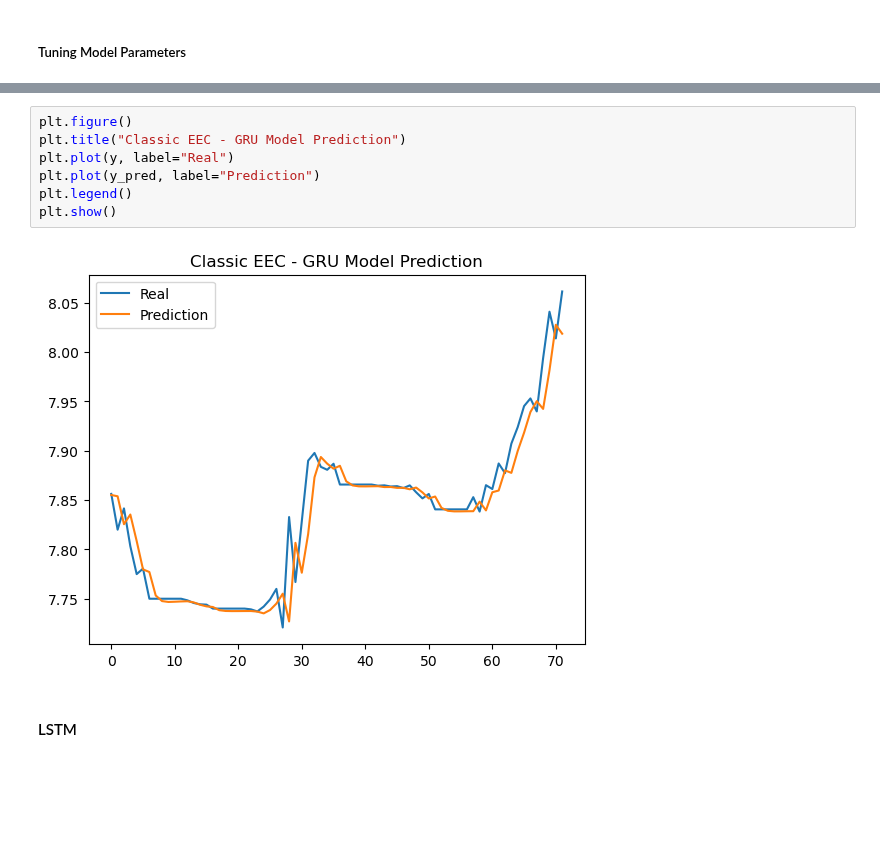
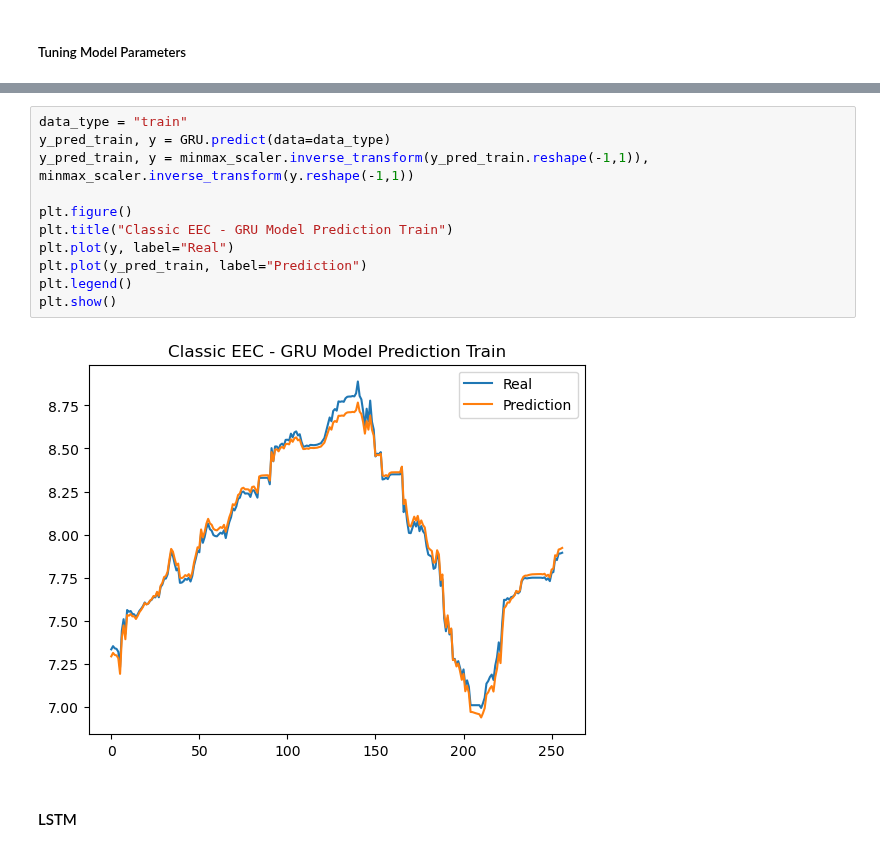
Before and after one commit to R4nd0mnam3/Time_series_Prediction, a Jupyter notebook: main.ipynb, the cells around one changed output, grey strips where cells are left out. Cells and saved outputs as stored; diff of their text form; blank space fills up the shorter version.

```diff
--- a/main.ipynb
+++ b/main.ipynb
@@ -373,12 +378,16 @@ y_pred, y = minmax_scaler.inverse_transform(y_pred.reshape(-1,1)), minmax_scaler
 # %%
+data_type = "train"
+y_pred_train, y = GRU.predict(data=data_type)
+y_pred_train, y = minmax_scaler.inverse_transform(y_pred_train.reshape(-1,1)), minmax_scaler.inverse_transform(y.reshape(-1,1))
+
 plt.figure()
-plt.title("Classic EEC - GRU Model Prediction")
+plt.title("Classic EEC - GRU Model Prediction Train")
 plt.plot(y, label="Real")
-plt.plot(y_pred, label="Prediction")
+plt.plot(y_pred_train, label="Prediction")
 plt.legend()
 plt.show()
 # %% [output]
-[figure, old version]
+[figure, new version]
 # %% [markdown]
 #### LSTM
 # %%
```
Also changed, not shown: parts of 18 cells of this notebook, 5 other files.
